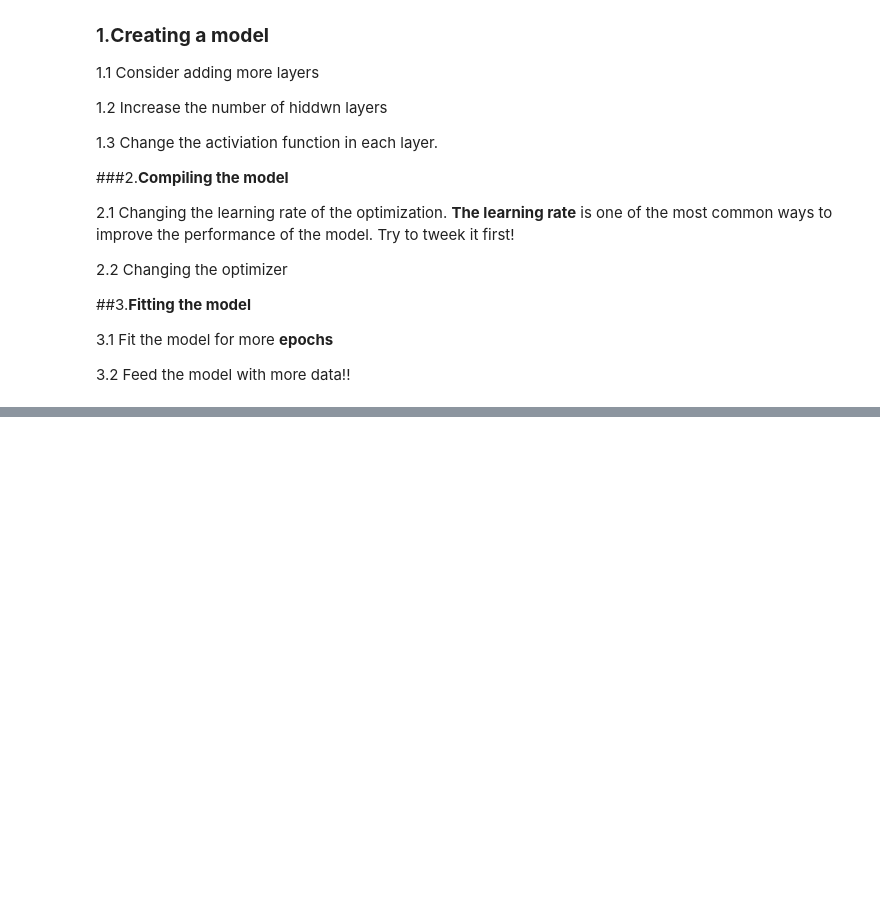
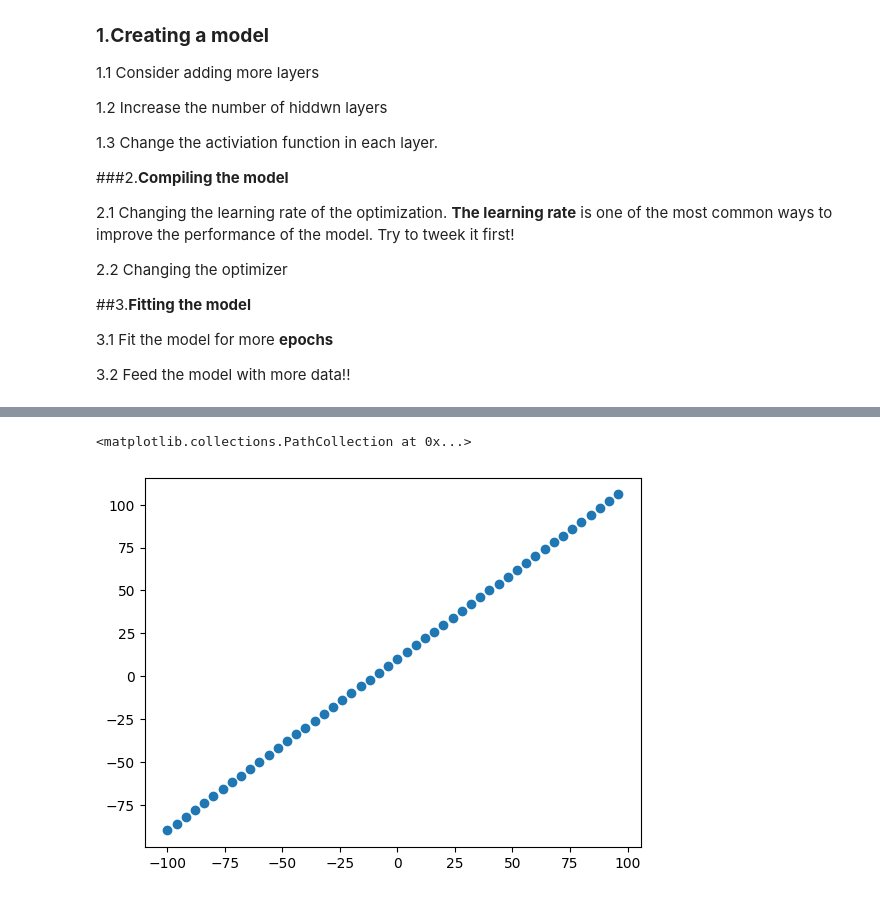
Before and after one commit to catherineHZN/DeepLearningTutorials, a Jupyter notebook: TensorFlow/01_RegressionNN_in_tensor_flow.ipynb, the cells around one changed output, grey strips where cells are left out. Saved outputs shown, nothing was run; the diff lists cells and outputs as text; code cells hidden in the pictures; blank space fills up the shorter version.

Commit message:
Added some experiments of some small regression models on synthetic data. Ploting predictions.

```diff
--- a/TensorFlow/01_RegressionNN_in_tensor_flow.ipynb
+++ b/TensorFlow/01_RegressionNN_in_tensor_flow.ipynb
@@ -237,0 +267,6 @@ array([[27.614138]], dtype=float32)
+# %%
+# Lets'get the data set bigger ..
+
+#import tensorflow as tf
+X = tf.range(-100, 100, delta=4 )
+X
@@ -237,0 +280,3 @@ array([[27.614138]], dtype=float32)
+# %%
+y = X+10
+y
@@ -237,0 +289,2 @@ array([[27.614138]], dtype=float32)
+# %%
+model.fit(tf.expand_dims(X, axis=-1), y, epochs=100)
@@ -237,0 +310,10 @@ array([[27.614138]], dtype=float32)
+# %%
+# Visualize the data
+# We use the matplotlib.pyplot library to draw graphs that can visualize the data
+
+import matplotlib.pyplot as plt
+#plt.plot(X,y)
+plt.scatter(X,y)
+# %% [output]
+<matplotlib.collections.PathCollection at 0x...>
+[figure, added]
```
Also changed, not shown: parts of 55 cells of this notebook.
